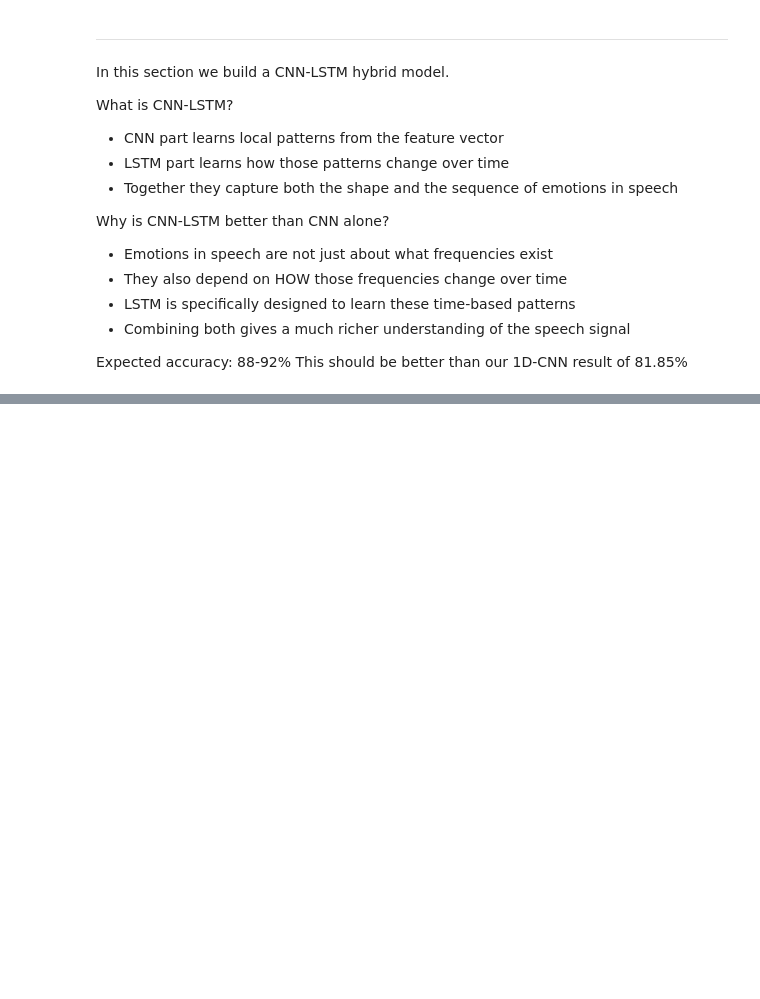
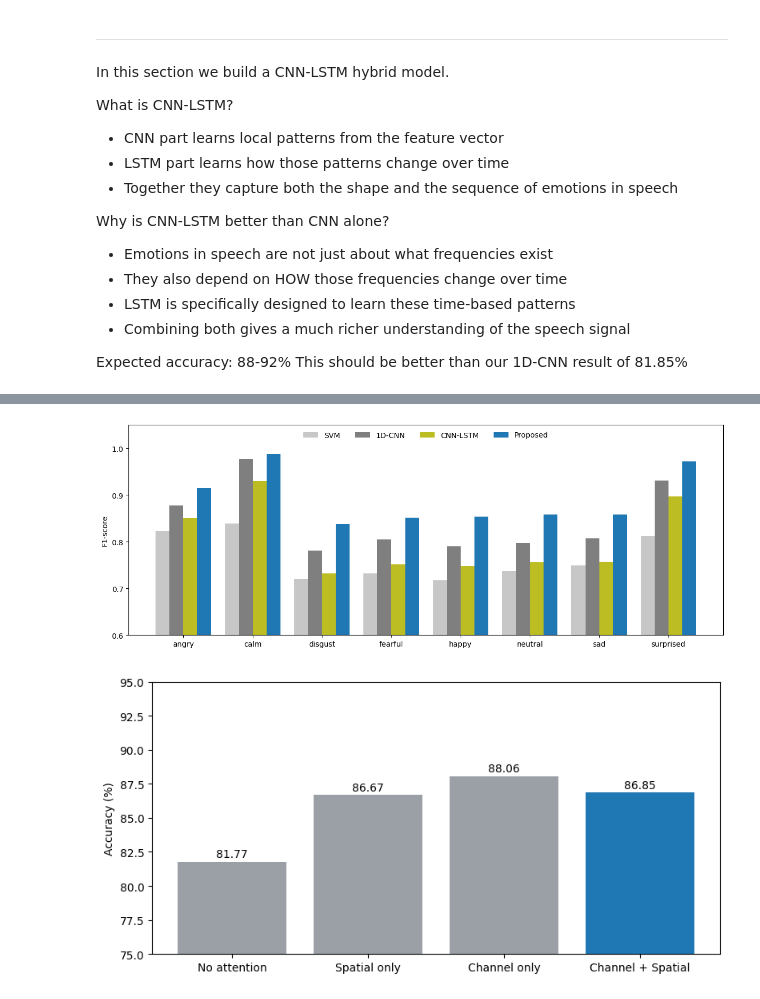
Before and after one commit to uzairullah-dev/MSC-Disseration-Speech-emotion-recognition-using-machine-learning-techniques, a Jupyter notebook: ser-code-implementation.ipynb, the cells around one changed output, grey strips where cells are left out. Drawn from its saved outputs; the diff is of its cells as text; code cells hidden in the pictures; blank space fills up the shorter version.

```diff
--- a/ser-code-implementation.ipynb
+++ b/ser-code-implementation.ipynb
@@ -1468,0 +2181,33 @@ print(f"  Weighted F1 : {cnnlstm_f1:.4f}")
+# %%
+# ─────────────────────────────────────────────────────────────────
+# [CODE] CELL 9.3 — Per-class F1 chart + ablation chart (dynamic)
+# ─────────────────────────────────────────────────────────────────
+x = np.arange(len(CLASSES)); w = 0.2
+f1_svm  = [svm_res['per_class'][c]['f1-score']  for c in CLASSES]
+f1_cnn  = [cnn_res['per_class'][c]['f1-score']  for c in CLASSES]
+f1_lstm = [lstm_res['per_class'][c]['f1-score'] for c in CLASSES]
+f1_att  = [full_res['per_class'][c]['f1-score'] for c in CLASSES]
+plt.figure(figsize=(12, 4.5))
+plt.bar(x - 1.5*w, f1_svm,  w, label='SVM',      color='#c7c7c7')
+plt.bar(x - 0.5*w, f1_cnn,  w, label='1D-CNN',   color='#7f7f7f')
+plt.bar(x + 0.5*w, f1_lstm, w, label='CNN-LSTM', color='#bcbd22')
+plt.bar(x + 1.5*w, f1_att,  w, label='Proposed', color=BLUE)
+plt.xticks(x, CLASSES); plt.ylabel('F1-score'); plt.ylim(0.6, 1.05)
+plt.legend(frameon=False, ncol=4, loc='upper center')
+plt.tight_layout()
+plt.savefig(f'{FINAL_OUT}/fig4_4_per_class_f1.png', dpi=300, bbox_inches='tight')
+plt.show()
+
+# Ablation chart (optional thesis Figure 4.5)
+configs = ['No attention', 'Spatial only', 'Channel only', 'Channel + Spatial']
+ab_acc  = [cnn_res['accuracy'], sp_res['accuracy'], ch_res['accuracy'], full_res['accuracy']]
+plt.figure(figsize=(8, 4))
+b = plt.bar(configs, ab_acc, color=[GREY, GREY, GREY, BLUE])
+plt.bar_label(b, fmt='%.2f', padding=2)
+plt.ylabel('Accuracy (%)'); plt.ylim(75, 95)
+plt.tight_layout()
+plt.savefig(f'{FINAL_OUT}/fig4_5_ablation.png', dpi=300, bbox_inches='tight')
+plt.show()
+# %% [output]
+[figure, added]
+[figure, added]
```
Also changed, not shown: parts of 43 cells of this notebook.
